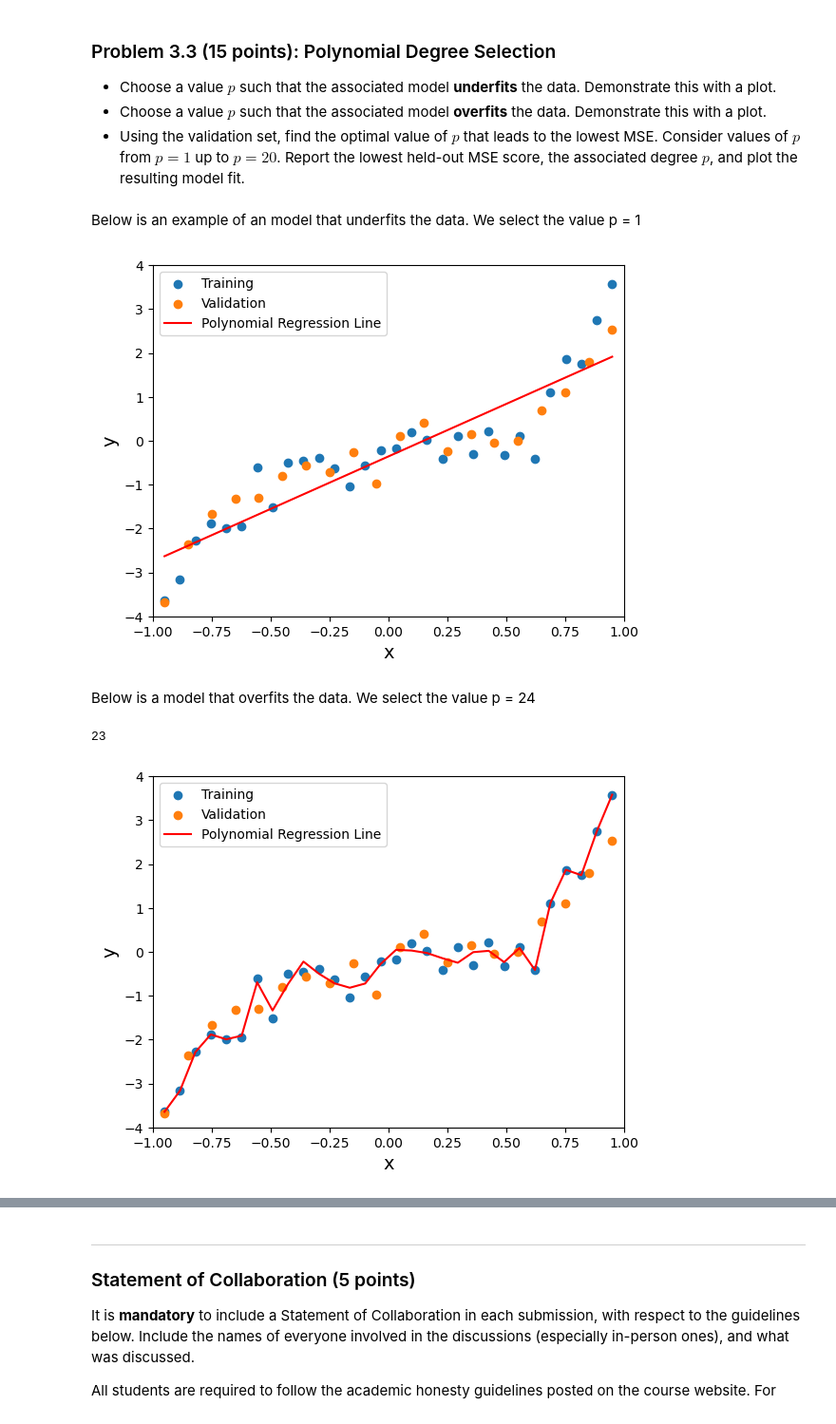
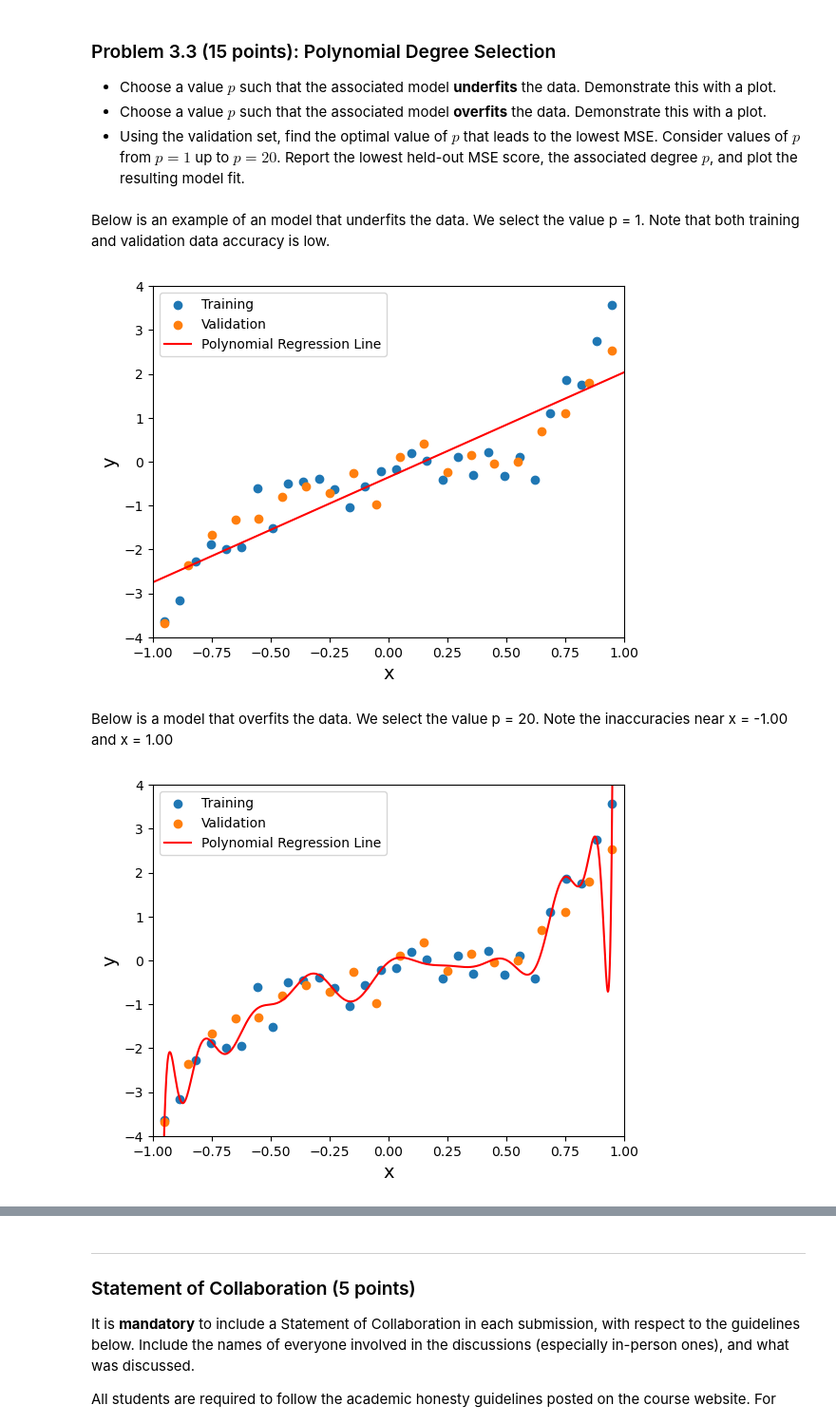
Before and after one commit to vthai321/cs178, a Jupyter notebook: cs178_sp23_hw1.ipynb, the cells around one changed output, grey strips where cells are left out. Shown at 95% size. Drawn from its saved outputs; the diff is of its cells as text; code cells hidden in the pictures.

```diff
--- a/cs178_sp23_hw1.ipynb
+++ b/cs178_sp23_hw1.ipynb
@@ -192,8 +199,7 @@ figure, axes = plt.subplots(4, 4, figsize=(8, 8))
 # Make sure to color the points by their class label.
 # Include an x-label and a y-label for each subplot.
 
-# Will use a loop
-colors = ["blue", "green", "red", "yellow"]
+# These graphs introduce the idea of classification
 
 # use j for x, i for y
 for i in range(0, 4):
@@ -201,10 +207,6 @@ for i in range(0, 4):
         axes[i, j].set_xlabel("feature " + str(j))
         axes[i, j].set_ylabel("feature " + str(i))
         axes[i, j].scatter(iris_X[:, j], iris_X[:, i], 4, c=iris_y, cmap="viridis")
-        cmap= plt.get_cmap("inferno")
-        plt.set_cmap(cmap)
-
-
 
 ### YOUR CODE ENDS HERE  ###
 
@@ -655,9 +668,11 @@ def plot_poly_regression(train_x, train_y, valid_x, valid_y, model, p):
     ### YOUR CODE STARTS HERE
     # let's plot
     fig, axes = plot_data(train_x, train_y, valid_x, valid_y)
-    train_x = transform_inputs(train_x, p) # must transform inputs so we can predict using the fit model
-    predict_y = model.predict(train_x)
-    axes.plot(train_x[:, 0], predict_y, color='r', label="Polynomial Regression Line")
+    # "higher resolution" to line
+    graph_x = transform_inputs(np.linspace(-1, 1, 1000), p)
+    predict_y = model.predict(graph_x)
+    # get the index for correct line displayed
+    axes.plot(graph_x[:, 0], predict_y, color='r', label="Polynomial Regression Line")
     axes.legend()
 
     ### YOUR CODE ENDS HERE
@@ -674,19 +689,18 @@ plot_poly_regression(x, y, valid_x, valid_y, cubic_model, p=3)
 - Choose a value $p$ such that the associated model **overfits** the data. Demonstrate this with a plot.
 - Using the validation set, find the optimal value of $p$ that leads to the lowest MSE. Consider values of $p$ from $p=1$ up to $p=20$. Report the lowest held-out MSE score, the associated degree $p$, and plot the resulting model fit.
 # %% [markdown]
-Below is an example of an model that underfits the data. We select the value p = 1
+Below is an example of an model that underfits the data. We select the value p = 1. Note that both training and validation data accuracy is low.
 # %%
 # code for underfitting model
 linear_model = fit_poly(x, y, p=1)
 plot_poly_regression(x, y, valid_x, valid_y, linear_model, p=1)
 # %% [output]
-[figure, old version]
+[figure, new version]
 # %% [markdown]
-Below is a model that overfits the data. We select the value p = 24
+Below is a model that overfits the data. We select the value p = 20. Note the inaccuracies near x = -1.00 and x = 1.00
 # %%
-model_24 = fit_poly(x,y,p=24)
-plot_poly_regression(x, y, valid_x, valid_y, model_24, p=24)
+model_20 = fit_poly(x,y,p=20)
+plot_poly_regression(x, y, valid_x, valid_y, model_20, p=20)
 # %% [output]
-23
-[figure, old version]
+[figure, new version]
 # %% [markdown]
```
Also changed, not shown: parts of 23 cells of this notebook, 1 other file.
